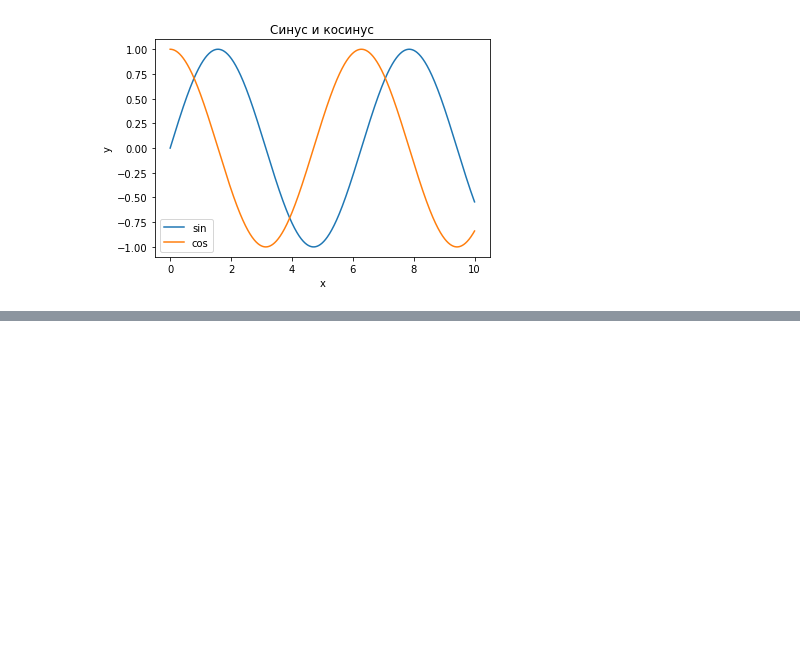
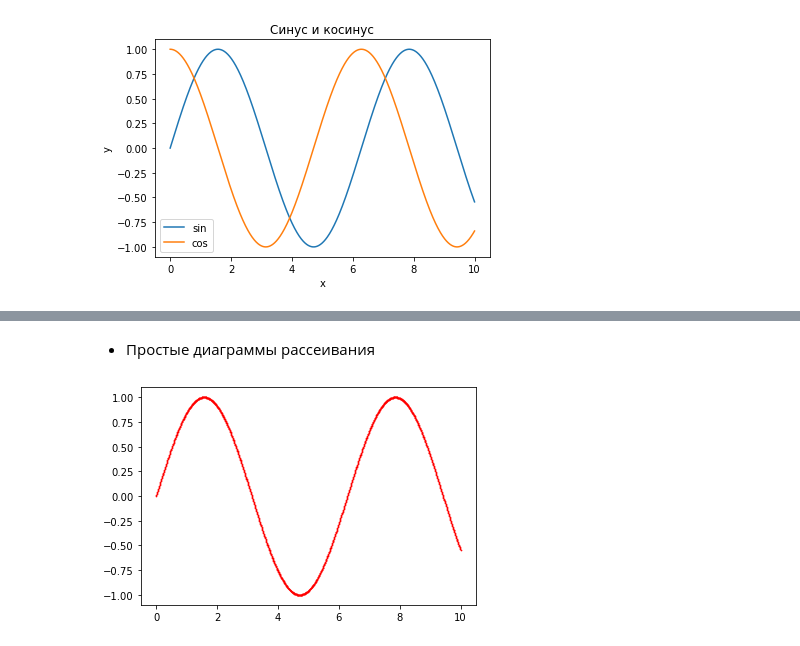
Before and after one commit to Svetlana0603/My_python, a Jupyter notebook: 3.Matplotlib.ipynb, the cells around one changed output, grey strips where cells are left out. Drawn from its saved outputs; the diff is of its cells as text; code cells hidden in the pictures; blank space fills up the shorter version.

```diff
--- a/3.Matplotlib.ipynb
+++ b/3.Matplotlib.ipynb
@@ -149,0 +198,13 @@ plt.show()
+# %% [markdown]
+- Простые диаграммы рассеивания
+# %%
+# имитационные данные
+# x = np.random.randn(100)
+x = np.linspace(0, 10, 1000)
+y = np.sin(x)
+# метод рисования диаграммы рассеивания
+# s - размер точек
+plt.scatter(x, y, s=0.5, color="r")
+plt.show()
+# %% [output]
+[figure, added]
```
Also changed, not shown: parts of 7 cells of this notebook.
